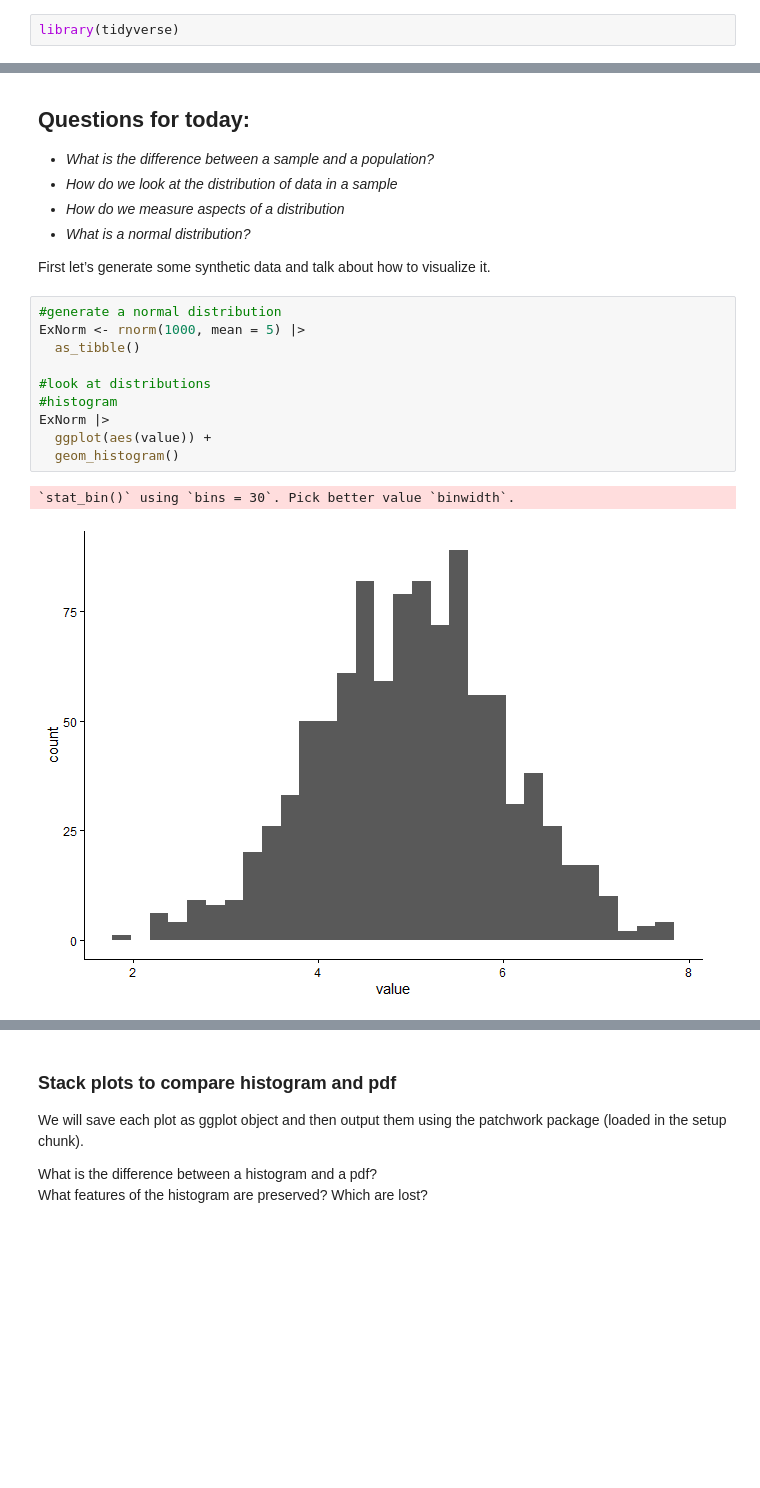
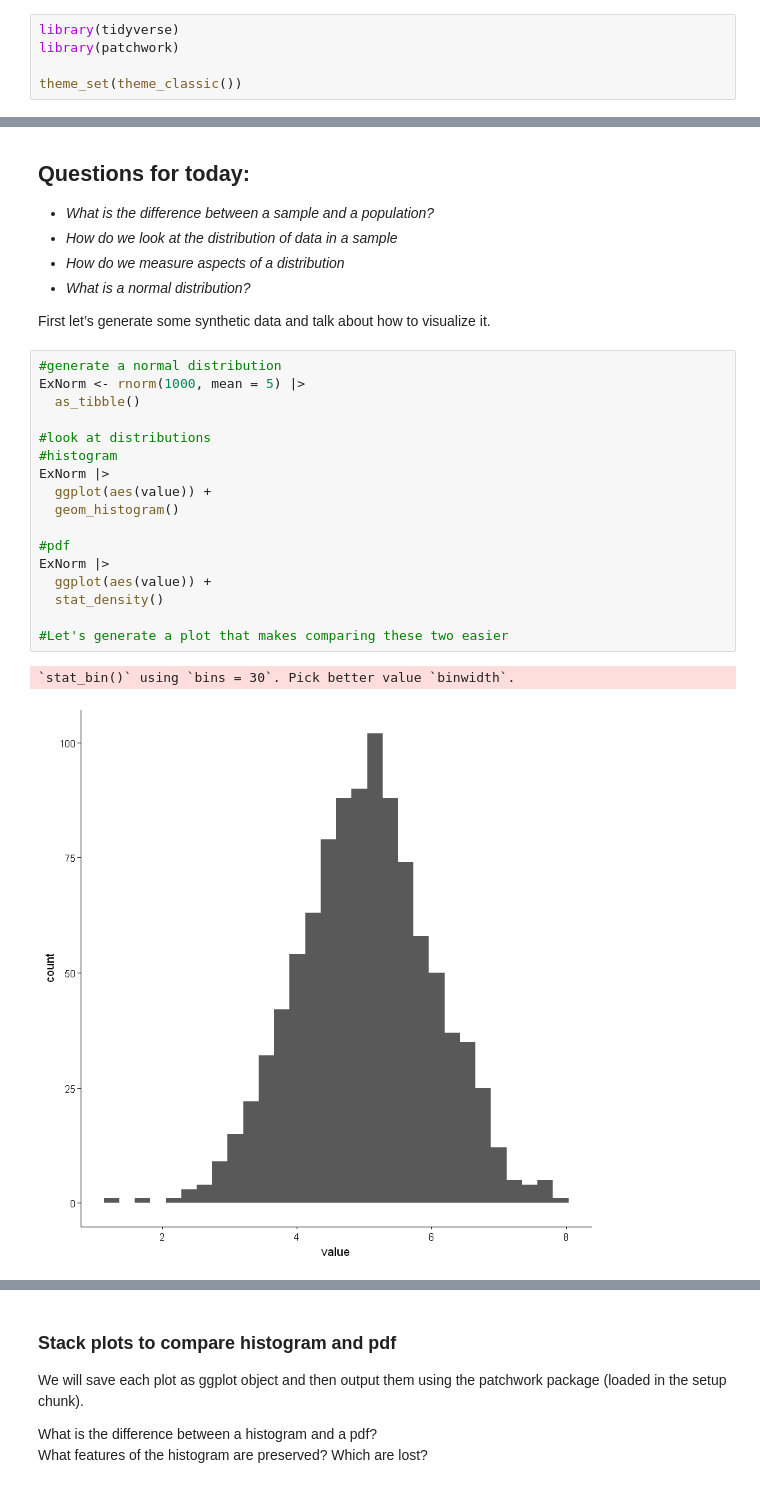
Before and after one commit to VT-Hydroinformatics/4-Intro-Stats, a Jupyter notebook: 04-Intro-Stats-Completed.ipynb, the cells around one changed output, grey strips where cells are left out. Cells and saved outputs as stored; diff of their text form; blank space fills up the shorter version.

```diff
--- a/04-Intro-Stats-Completed.ipynb
+++ b/04-Intro-Stats-Completed.ipynb
@@ -9,4 +9,7 @@
 # Introduction to Basic Statistics
 # %%
 library(tidyverse)
+library(patchwork)
+
+theme_set(theme_classic())
 # %% [output]
@@ -37,13 +50,20 @@ it.
 # %%
 #generate a normal distribution
 ExNorm <- rnorm(1000, mean = 5) |>
   as_tibble()
 
 #look at distributions
 #histogram
 ExNorm |>
   ggplot(aes(value)) +
   geom_histogram()
+
+#pdf
+ExNorm |>
+  ggplot(aes(value)) +
+  stat_density()
+
+#Let's generate a plot that makes comparing these two easier
 # %% [output]
 `stat_bin()` using `bins = 30`. Pick better value `binwidth`.
-[figure, old version]
+[figure, new version]
```
Also changed, not shown: parts of 12 cells of this notebook, 1 other file.
